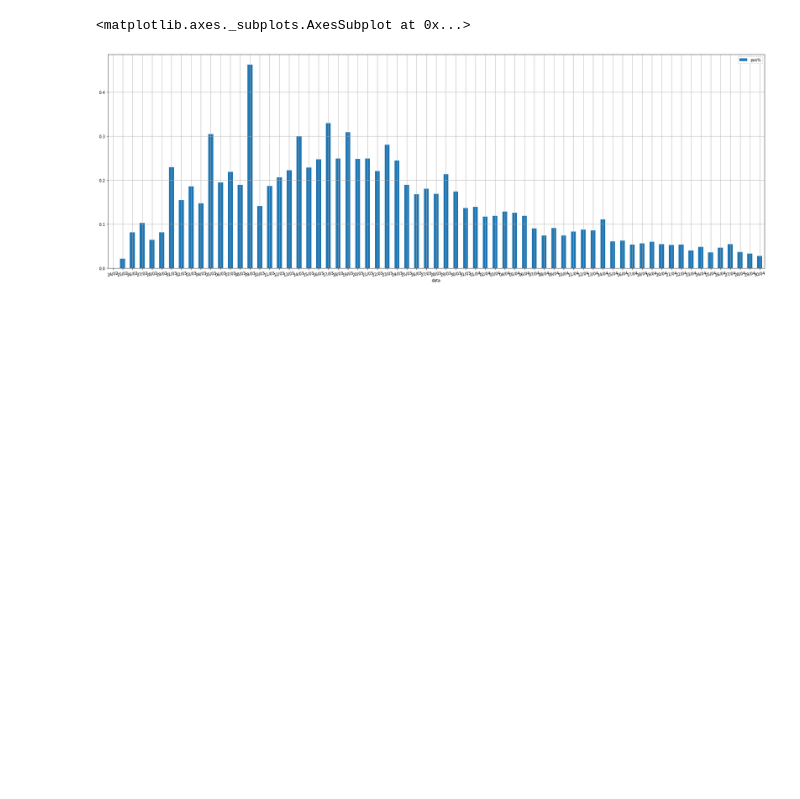
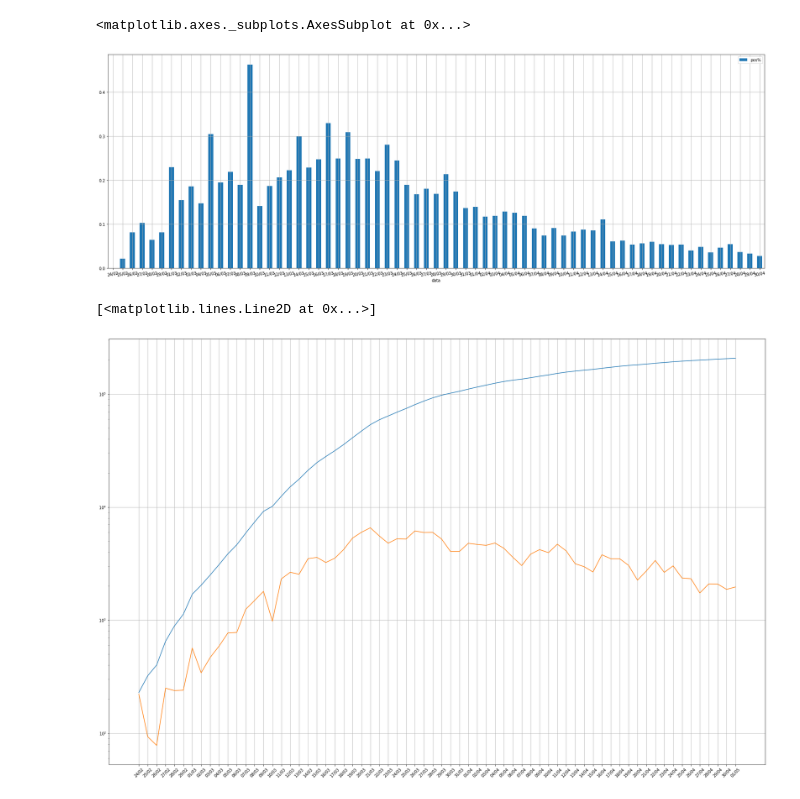
Before and after one commit to mahakaal/covid, a Jupyter notebook: Covid.ipynb, the cells around one changed output. Drawn from its saved outputs; the diff is of its cells as text; code cells hidden in the pictures; blank space fills up the shorter version.

```diff
--- a/Covid.ipynb
+++ b/Covid.ipynb
@@ -202,3 +201,13 @@ df1.plot(kind="bar", x="data", y='pos%', grid=True, figsize=(30,10), rot=10)
 # %% [output]
 <matplotlib.axes._subplots.AxesSubplot at 0x...>
 [figure]
+# %%
+plt.figure(figsize=(30,20))
+plt.plot(df['data'], df['totale_casi'])
+plt.yscale('log')
+plt.grid()
+plt.xticks(df['data'], rotation=45)
+plt.plot(df['data'], df['nuovi_positivi'])
+# %% [output]
+[<matplotlib.lines.Line2D at 0x...>]
+[figure, added]
```
Also changed, not shown: parts of 7 cells of this notebook, 2 other files.
